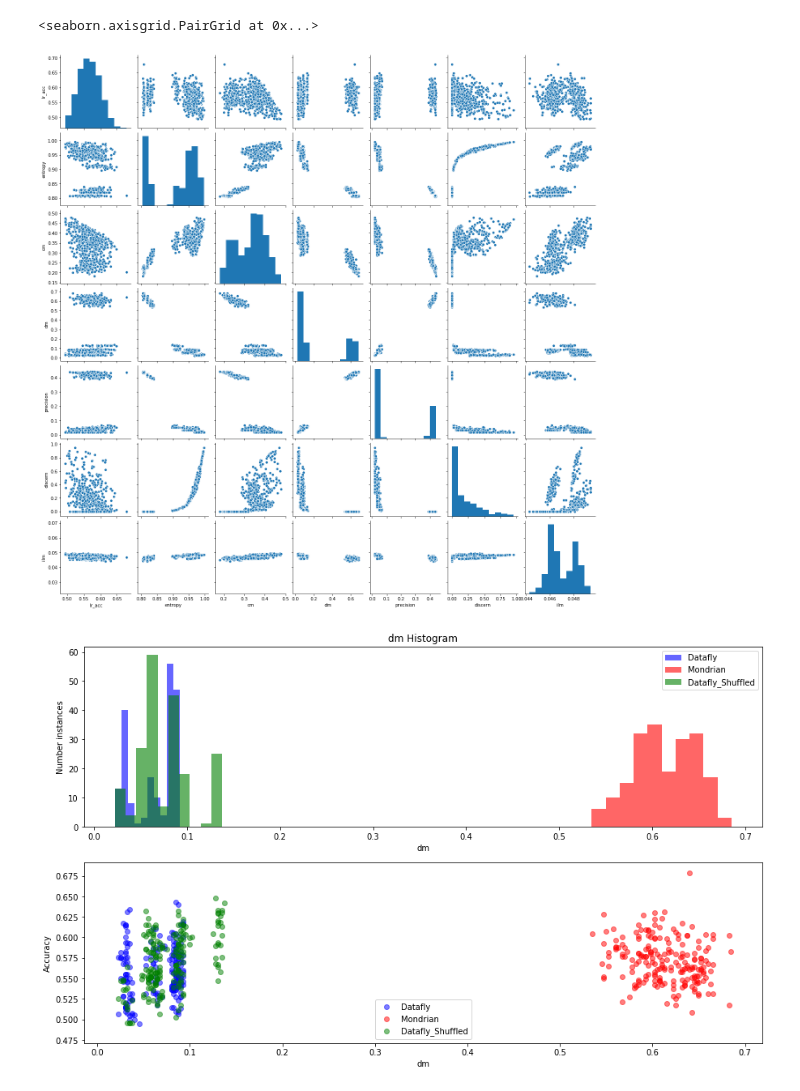
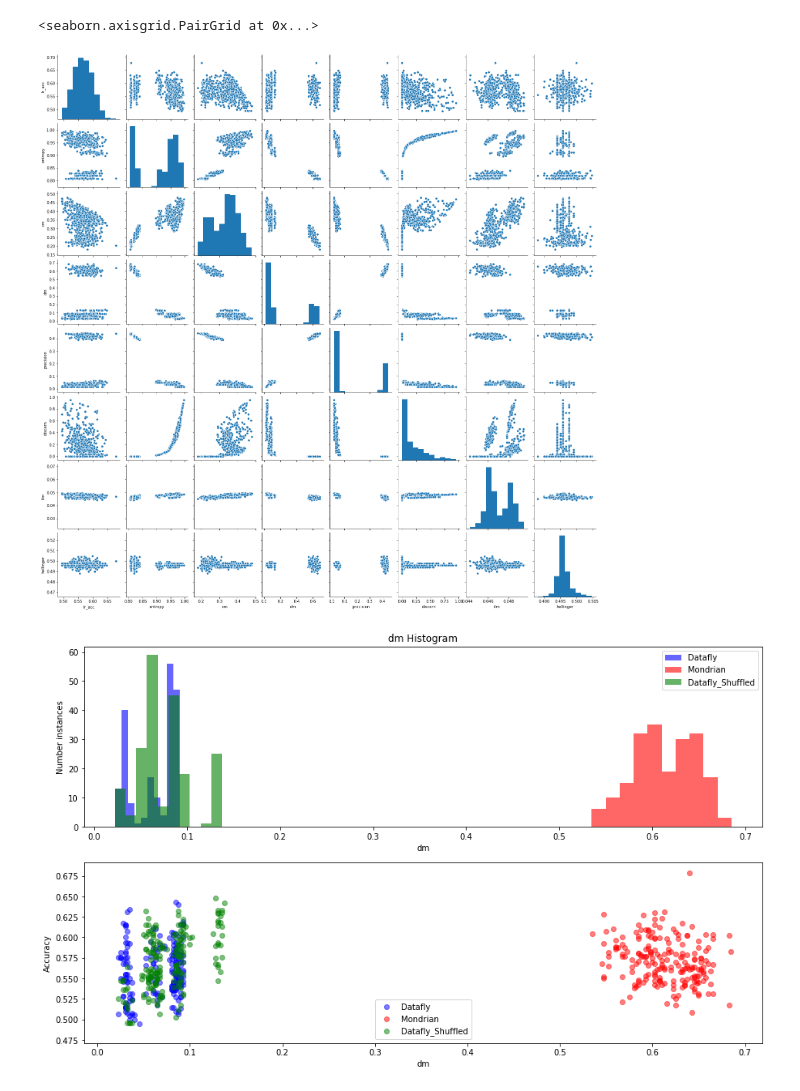
Before and after one commit to Deeep12345/Entropy_utility_measure, a Jupyter notebook: code/results/ring_randoms/analysis.ipynb, the cells around one changed output. Drawn from its saved outputs; the diff is of its cells as text; code cells hidden in the pictures.

```diff
--- a/code/results/ring_randoms/analysis.ipynb
+++ b/code/results/ring_randoms/analysis.ipynb
@@ -30,9 +30,9 @@ results
 597 rows × 11 columns
 # %%
-sb.pairplot(results[["lr_acc", "entropy", "cm", "dm", "precision", "discern", "ilm"]])
+sb.pairplot(results[["lr_acc", "entropy", "cm", "dm", "precision", "discern", "ilm", "hellinger"]])
 # %% [output]
 <seaborn.axisgrid.PairGrid at 0x...>
-[figure, old version]
+[figure, new version]
 # %%
 def plot_metric(metric):
     fig, (ax1, ax2)= plt.subplots(2,1, figsize=(15,9))
```
Also changed, not shown: parts of 2 cells of this notebook, 6 other files.
